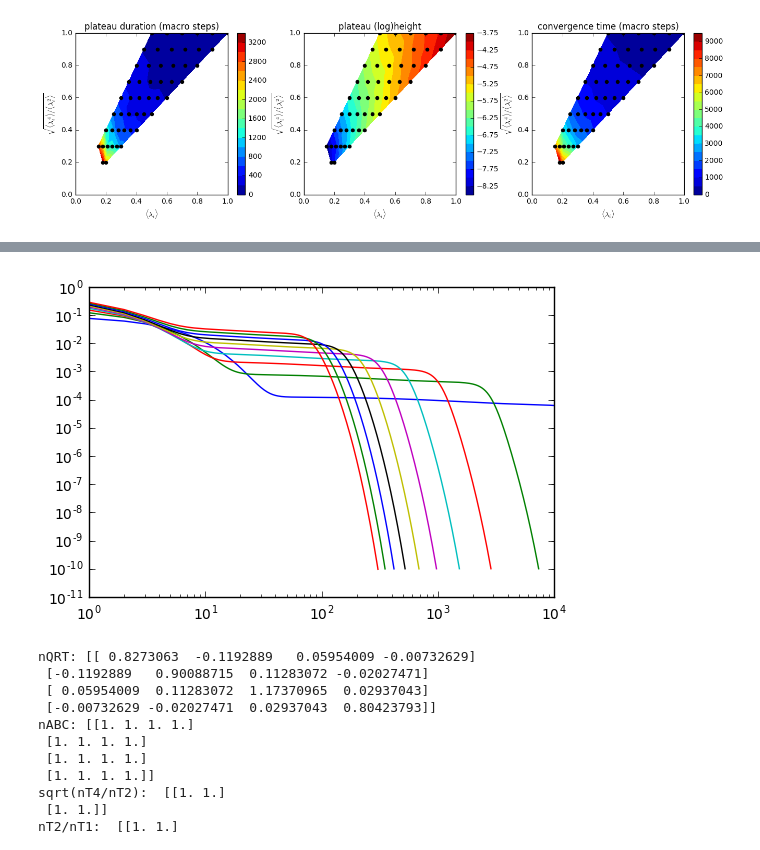
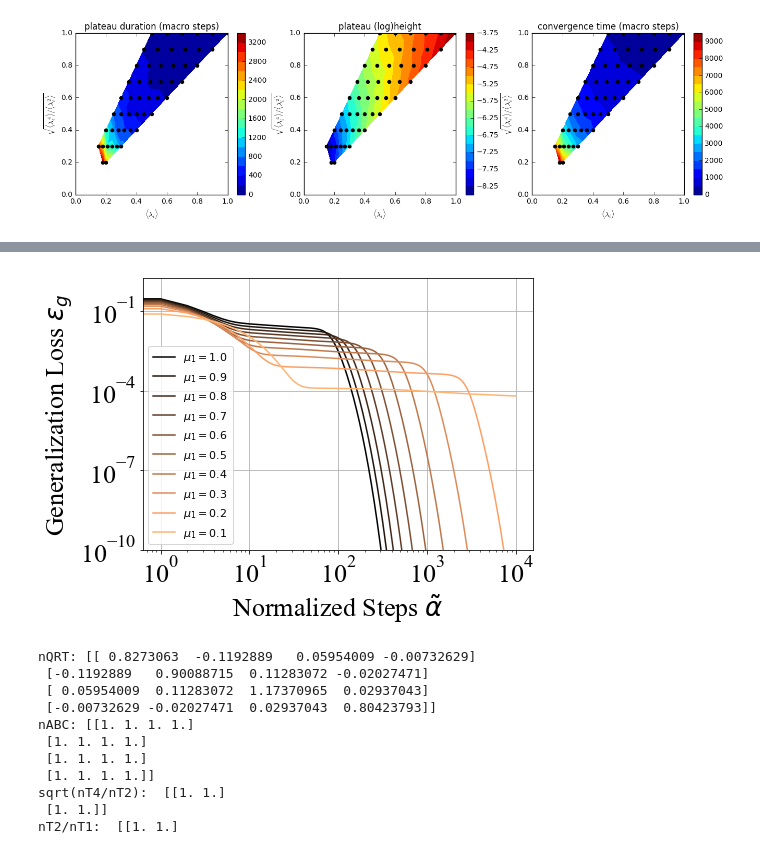
Before and after one commit to yos1up/data-dependence-of-plateau, a Jupyter notebook: three-layer_committee_general_Sigma.ipynb, the cells around one changed output, grey strips where cells are left out. Cells and saved outputs as stored; diff of their text form; code cells hidden in the pictures.

```diff
--- a/three-layer_committee_general_Sigma.ipynb
+++ b/three-layer_committee_general_Sigma.ipynb
@@ -581,16 +612,3 @@ def calc_opd_highorder(N, nb_iter, lambdas, eta, act='erf', mdl=None, mdl_t=None
-# %%
-def plot_macro_dynamics(opL, opQRT, N=1, till=None, slowing=1.0):
-    if till is None:
-        till = len(opL)
-    plt.plot(np.arange(len(opL))[:till]*N*slowing, opQRT[:till,0,0], color='b')
-    plt.plot(np.arange(len(opL))[:till]*N*slowing, opQRT[:till,0,1], color='b')
-    plt.plot(np.arange(len(opL))[:till]*N*slowing, opQRT[:till,1,1], color='b')
-    plt.plot(np.arange(len(opL))[:till]*N*slowing, opQRT[:till,0,2], color='g')
-    plt.plot(np.arange(len(opL))[:till]*N*slowing, opQRT[:till,0,3], color='g')
-    plt.plot(np.arange(len(opL))[:till]*N*slowing, opQRT[:till,1,2], color='g')
-    plt.plot(np.arange(len(opL))[:till]*N*slowing, opQRT[:till,1,3], color='g')
-    plt.plot(np.arange(len(opL))[:till]*N*slowing, opL[:till], color='k')
-    plt.yscale('log')
 # %%
 '''
 opd_inf_KM_inf での計算．1次のオーダパラメータのみ考慮．
@@ -1029,21 +1092,27 @@ plt.show()
 # %%
 # 生の学習曲線も見ておこう
-pathname = './SCM_erf2_ST_N100_macro_onenonzeroLambda_commonInit/'
-
-for filename in glob.glob(pathname + '*/*.npz'):
+pathname = './three-layer_committee_general_Sigma_results/SCM_erf2_ST_N100_macro_onenonzeroLambda_commonInit/'
+plt.figure(figsize=(7,5))
+for filename in sorted(glob.glob(pathname + '*/*.npz'))[::-1]:
     npz = np.load(filename)
     lam, p = map(float, re.match('.*lam=(.*),p=(.*)/.*', filename).groups())
     if p == 1:
         opL = npz['opL']
         if opL[-1] != opL[-1] or opL[-1] == np.inf or opL[-1] == -np.inf:
             print('!!', filename, ':diverged')
             continue
-        plt.plot(np.arange(len(opL)), opL)
+        plt.plot(np.arange(len(opL)), opL, c=cm.copper_r(lam), label='$\\mu_1 = {}$'.format(lam))
 plt.yscale('log')
 plt.xscale('log')
+plt.xlabel('Normalized Steps $\\tilde{\\alpha}$')
+plt.ylabel('Generalization Loss $\\varepsilon_g$')
+plt.ylim(1e-10, None)
+plt.grid()
+plt.legend(fontsize=11)
+plt.savefig('./figures/dynamics_with_various_mu1.pdf' , bbox_inches='tight', pad_inches=0) # For Figure
 plt.show()
 # %% [output]
-[figure, old version]
+[figure, new version]
 # %%
 # なお，erfではなくidの場合は・・・
 # %%
```
Also changed, not shown: parts of 59 cells of this notebook, 5 other files.
